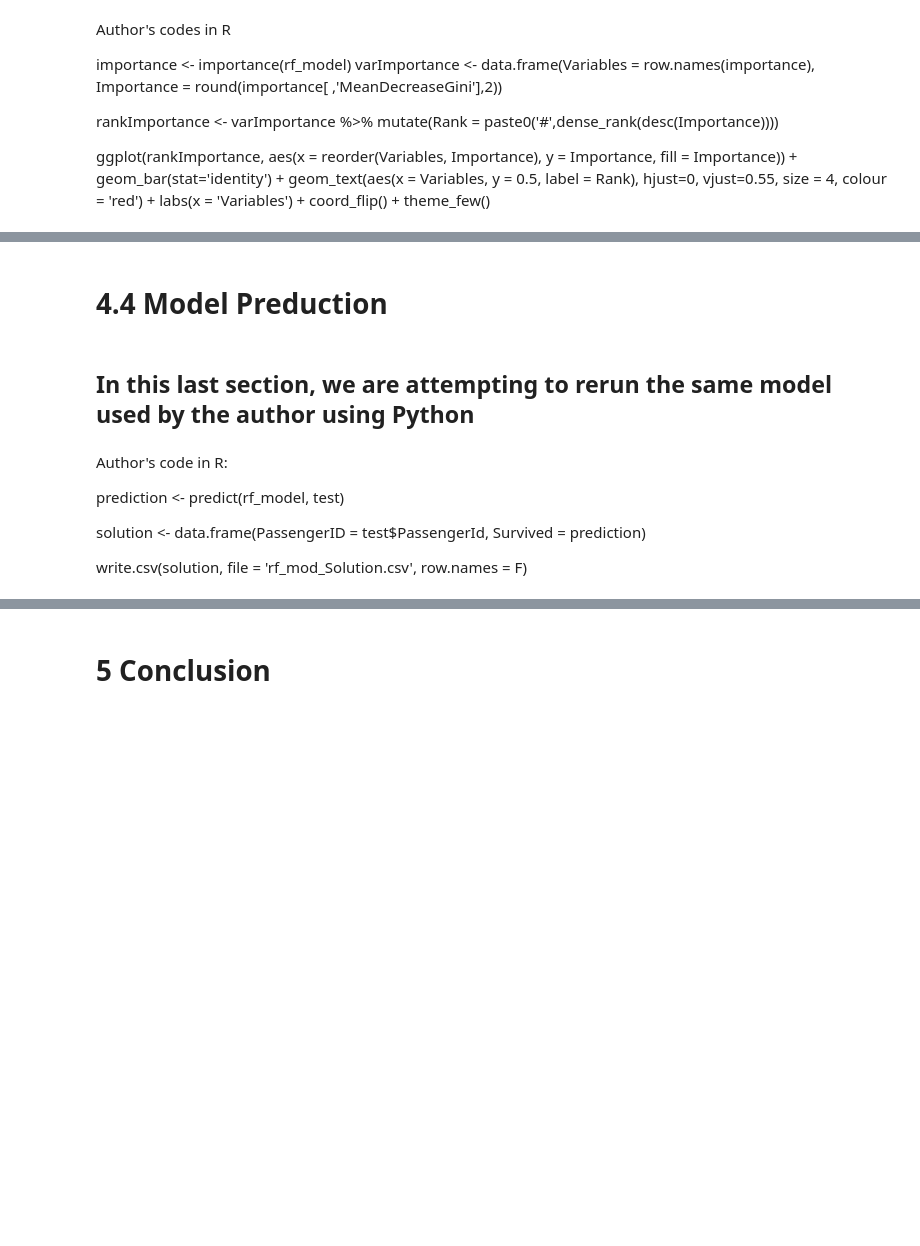
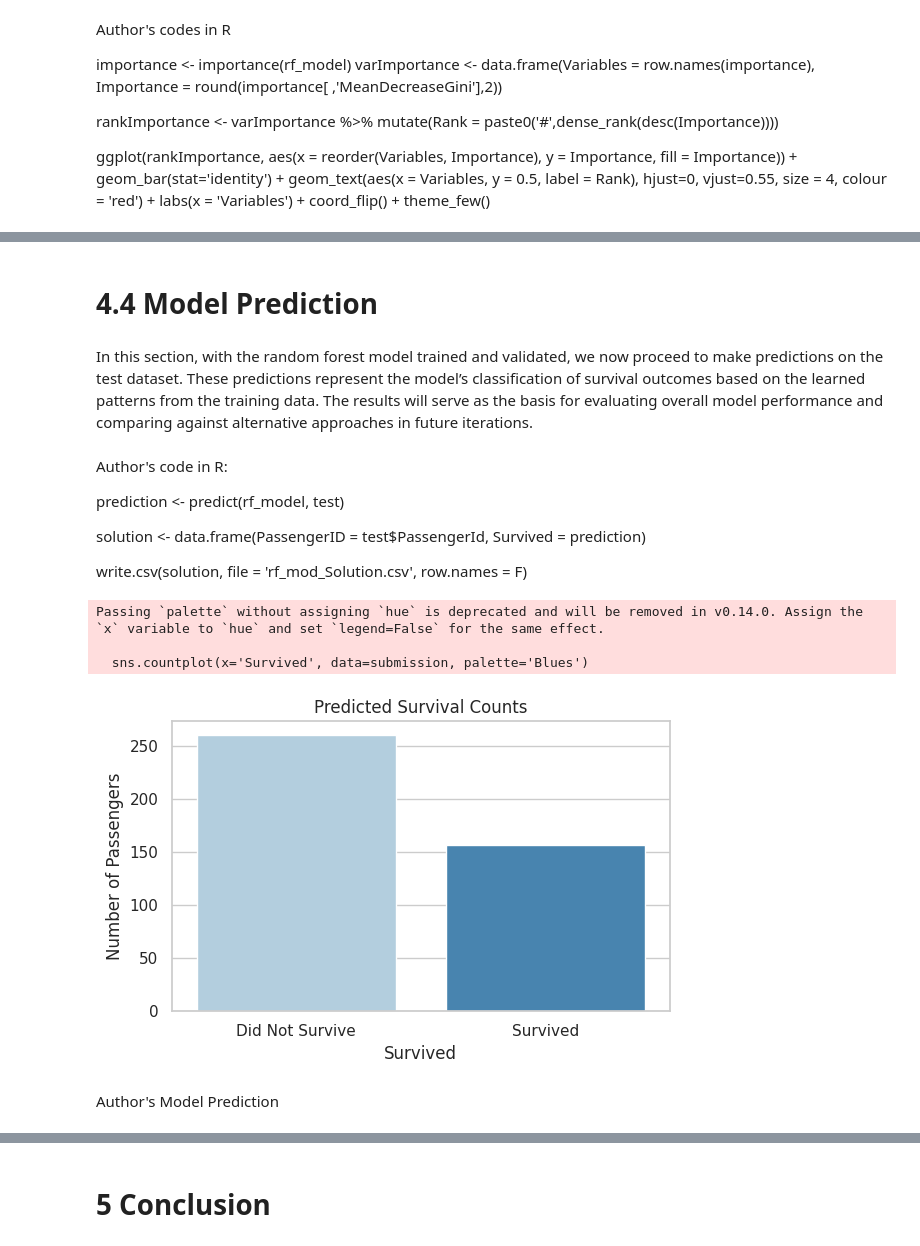
Before and after one commit to s-antyah/RR_Project_KTM, a Jupyter notebook: Reproduce_Titanic_Analysis_Finished.ipynb, the cells around one changed output, grey strips where cells are left out. Saved outputs shown, nothing was run; the diff lists cells and outputs as text; code cells hidden in the pictures; blank space fills up the shorter version.

```diff
--- a/Reproduce_Titanic_Analysis_Finished.ipynb
+++ b/Reproduce_Titanic_Analysis_Finished.ipynb
@@ -617,4 +617,4 @@ test <- full[892:1309,]
 # %%
 # This is the same code translated in Python
 train = full.iloc[0:891] # Select rows from index 0 up to (but not including) 891
-test = full.iloc[891:1309] # Select rows from index 891 up to (but not including) 1309
+test = full.iloc[892:1309] # Select rows from index 891 up to (but not including) 1309
@@ -756,7 +798,7 @@ Passing `palette` without assigning `hue` is deprecated and will be removed in v
 # %% [markdown]
-# 4.4 Model Preduction
+# 4.4 Model Prediction
-# %% [markdown]
-## In this last section, we are attempting to rerun the same model used by the author using Python
+# %% [markdown]
+In this section, with the random forest model trained and validated, we now proceed to make predictions on the test dataset. These predictions represent the model’s classification of survival outcomes based on the learned patterns from the training data. The results will serve as the basis for evaluating overall model performance and comparing against alternative approaches in future iterations.
 # %% [markdown]
 Author's code in R:
 
@@ -770,22 +812,36 @@ write.csv(solution, file = 'rf_mod_Solution.csv', row.names = F)
 # %%
 # Prepare the test set (same features used for training)
 
 # Redefine the original list of features BEFORE one-hot encoding
 features_original = ['Pclass', 'Sex', 'Age', 'SibSp', 'Parch',
                      'Fare', 'Embarked', 'Title', 'FsizeD', 'Child', 'Mother']
 
 # Now apply get_dummies to the test DataFrame using the original features list
 X_test = pd.get_dummies(test[features_original])
 
 # Align test set columns to match training set (in case some dummy columns are missing)
 X_test = X_test.reindex(columns=X.columns, fill_value=0)
 
 # Predict using the trained model
 # Note: We are adding 'Survived' prediction to the 'test' DataFrame itself
 test.loc[:, 'Survived'] = rf.predict(X_test)
 
 # Create the submission DataFrame
 submission = test[['PassengerId', 'Survived']]
 
-# Save to CSV (without index)
-submission.to_csv('rf_mod_Solution.csv', index=False)
+sns.set(style="whitegrid")
+plt.figure(figsize=(6, 4))
+sns.countplot(x='Survived', data=submission, palette='Blues')
+plt.title('Predicted Survival Counts')
+plt.xlabel('Survived')
+plt.ylabel('Number of Passengers')
+plt.xticks([0, 1], ['Did Not Survive', 'Survived'])
+plt.tight_layout()
+plt.show()
+# %% [output]
+Passing `palette` without assigning `hue` is deprecated and will be removed in v0.14.0. Assign the `x` variable to `hue` and set `legend=False` for the same effect.
+
+  sns.countplot(x='Survived', data=submission, palette='Blues')
+[figure, added]
+# %% [markdown]
+Author's Model Prediction
```
Also changed, not shown: parts of 13 cells of this notebook.
